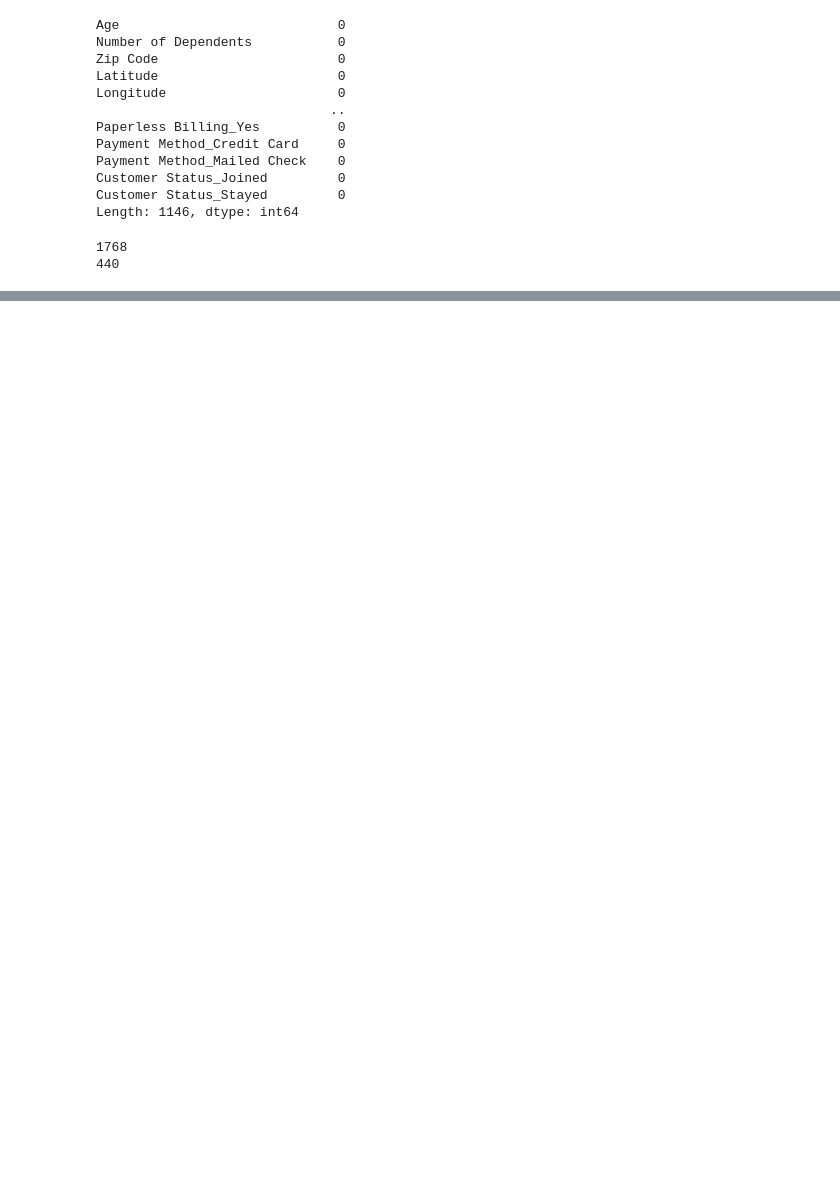
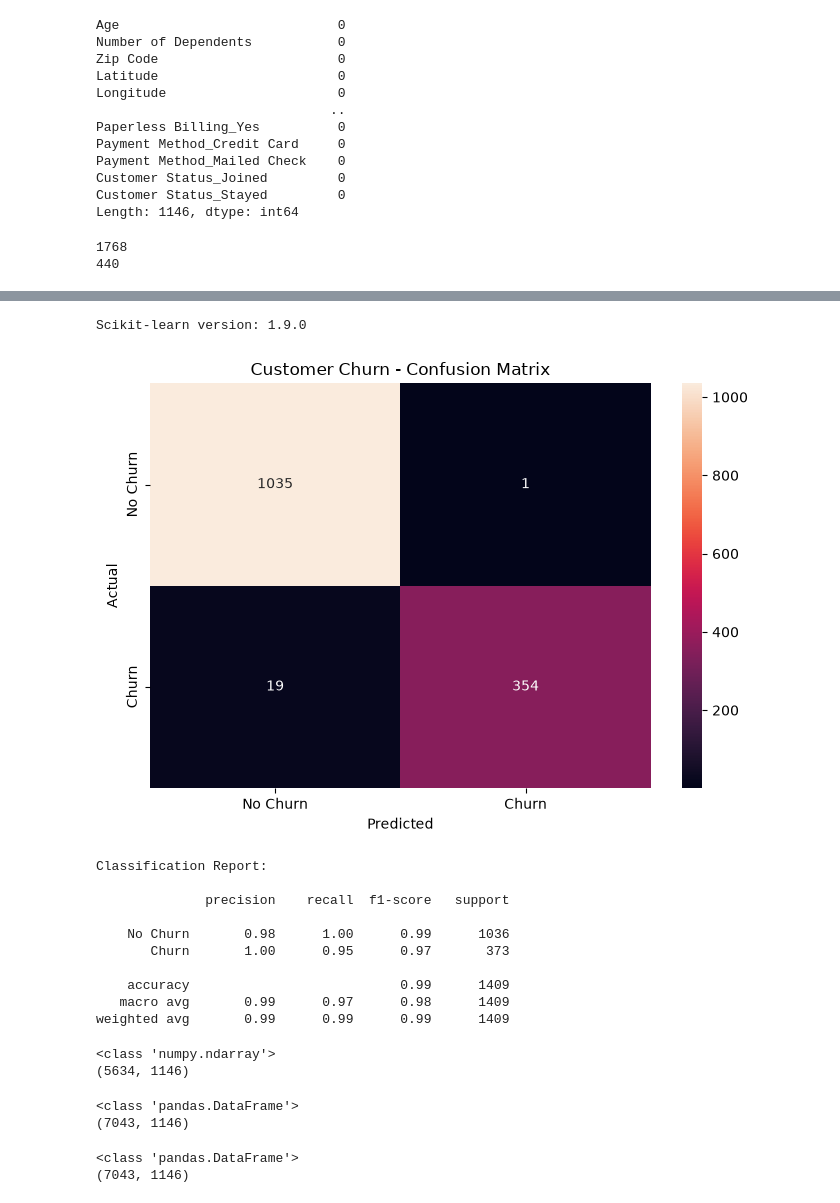
Before and after one commit to vanshikasharma48/telecom_chrun_prediction, a Jupyter notebook: telecom.ipynb, the cells around one changed output, grey strips where cells are left out. Saved outputs shown, nothing was run; the diff lists cells and outputs as text; code cells hidden in the pictures; blank space fills up the shorter version.

```diff
--- a/telecom.ipynb
+++ b/telecom.ipynb
@@ -192,5 +210,13 @@ KNN 0.7146912704045423
 # %%
 df.drop(["Total Revenue"], axis=1, inplace=True)
 # %%
-LogisticRegression(max_iter=2000)
+from sklearn.linear_model import LogisticRegression
+
+model = LogisticRegression(max_iter=2000)
+
+model.fit(X_train, y_train)
+
+y_pred = model.predict(X_test)
+
+print("Accuracy:", model.score(X_test, y_test))
 # %% [output]
@@ -242,0 +321,65 @@ weighted avg       0.98      0.98      0.98      1409
+# %%
+import sklearn
+print("Scikit-learn version:", sklearn.__version__)
+# %% [output]
+Scikit-learn version: 1.9.0
+# %%
+from sklearn.metrics import confusion_matrix, classification_report
+import matplotlib.pyplot as plt
+import seaborn as sns
+
+y_pred = model.predict(X_test)
+
+cm = confusion_matrix(y_test, y_pred)
+
+plt.figure(figsize=(7, 5))
+sns.heatmap(
+    cm,
+    annot=True,
+    fmt="d",
+    xticklabels=["No Churn", "Churn"],
+    yticklabels=["No Churn", "Churn"]
+)
+
+plt.title("Customer Churn - Confusion Matrix")
+plt.xlabel("Predicted")
+plt.ylabel("Actual")
+plt.tight_layout()
+plt.show()
+
+print("Classification Report:\n")
+print(classification_report(
+    y_test,
+    y_pred,
+    target_names=["No Churn", "Churn"]
+))
+# %% [output]
+[figure, added]
+Classification Report:
+
+              precision    recall  f1-score   support
+
+    No Churn       0.98      1.00      0.99      1036
+       Churn       1.00      0.95      0.97       373
+
+    accuracy                           0.99      1409
+   macro avg       0.99      0.97      0.98      1409
+weighted avg       0.99      0.99      0.99      1409
+# %%
+print(type(X_train))
+print(X_train.shape)
+# %% [output]
+<class 'numpy.ndarray'>
+(5634, 1146)
+# %%
+print(type(X))
+print(X.shape)
+# %% [output]
+<class 'pandas.DataFrame'>
+(7043, 1146)
+# %%
+print(type(X))
+print(X.shape)
+# %% [output]
+<class 'pandas.DataFrame'>
+(7043, 1146)
```
Also changed, not shown: parts of 41 cells of this notebook, 2 other files.
